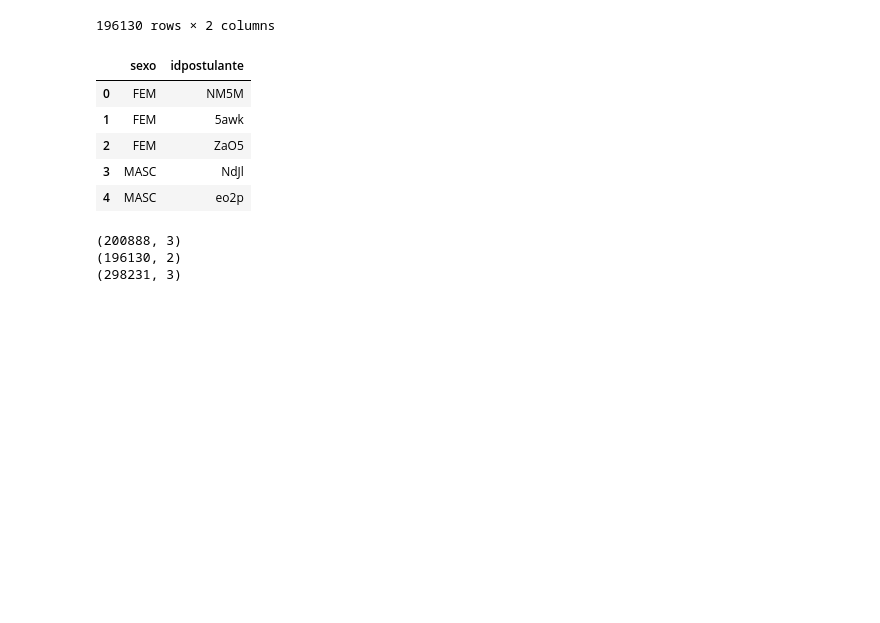
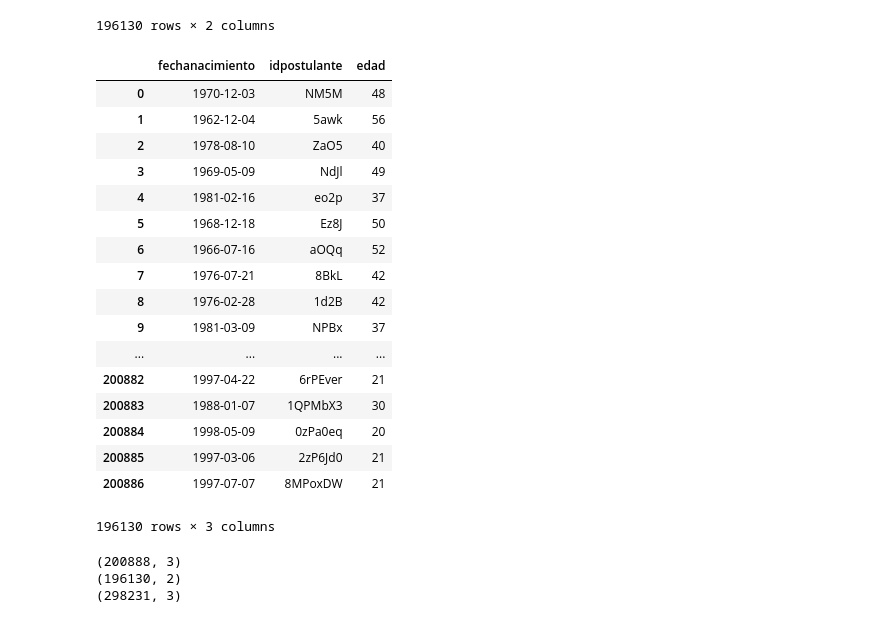
Before and after one commit to BrigliaAn/TP1-AnalisisExploratorio-ZonaJobs, a Jupyter notebook: Tp1-completo.ipynb, the cells around one changed output. Drawn from its saved outputs; the diff is of its cells as text; code cells hidden in the pictures; blank space fills up the shorter version.

```diff
--- a/Tp1-completo.ipynb
+++ b/Tp1-completo.ipynb
@@ -321,15 +321,29 @@ p_edad.sort_values('fechanacimiento',ascending=False)
 | 156483 | 1921-08-18 | 4rP8l0R |
 | 164618 | 1917-07-08 | 96X1loa |
 196130 rows × 2 columns
-# %%
-p_genero.head()
-# %% [output]
-|  | sexo | idpostulante |
-| 0 | FEM | NM5M |
-| 1 | FEM | 5awk |
-| 2 | FEM | ZaO5 |
-| 3 | MASC | NdJl |
-| 4 | MASC | eo2p |
+# %%
+#calculo la edad de los postulantes
+p_edad['edad'] = pd.to_datetime('today').year-pd.to_datetime(p_edad['fechanacimiento']).dt.year
+p_edad
+# %% [output]
+|  | fechanacimiento | idpostulante | edad |
+| 0 | 1970-12-03 | NM5M | 48 |
+| 1 | 1962-12-04 | 5awk | 56 |
+| 2 | 1978-08-10 | ZaO5 | 40 |
+| 3 | 1969-05-09 | NdJl | 49 |
+| 4 | 1981-02-16 | eo2p | 37 |
+| 5 | 1968-12-18 | Ez8J | 50 |
+| 6 | 1966-07-16 | aOQq | 52 |
+| 7 | 1976-07-21 | 8BkL | 42 |
+| 8 | 1976-02-28 | 1d2B | 42 |
+| 9 | 1981-03-09 | NPBx | 37 |
+| ... | ... | ... | ... |
+| 200882 | 1997-04-22 | 6rPEver | 21 |
+| 200883 | 1988-01-07 | 1QPMbX3 | 30 |
+| 200884 | 1998-05-09 | 0zPa0eq | 20 |
+| 200885 | 1997-03-06 | 2zP6Jd0 | 21 |
+| 200886 | 1997-07-07 | 8MPoxDW | 21 |
+196130 rows × 3 columns
 # %%
 print(p_genero_edad.shape)
 print(p_edad.shape)
```
Also changed, not shown: parts of 7 cells of this notebook.
